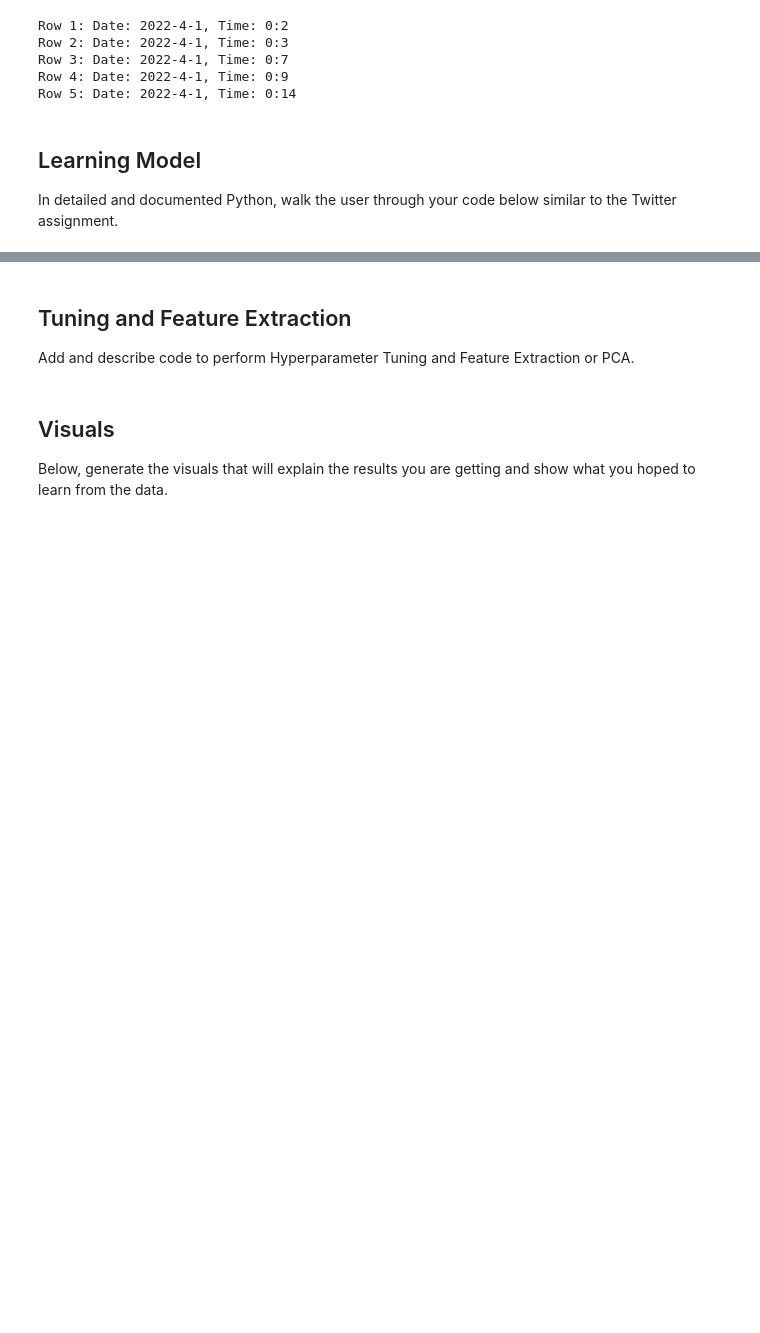
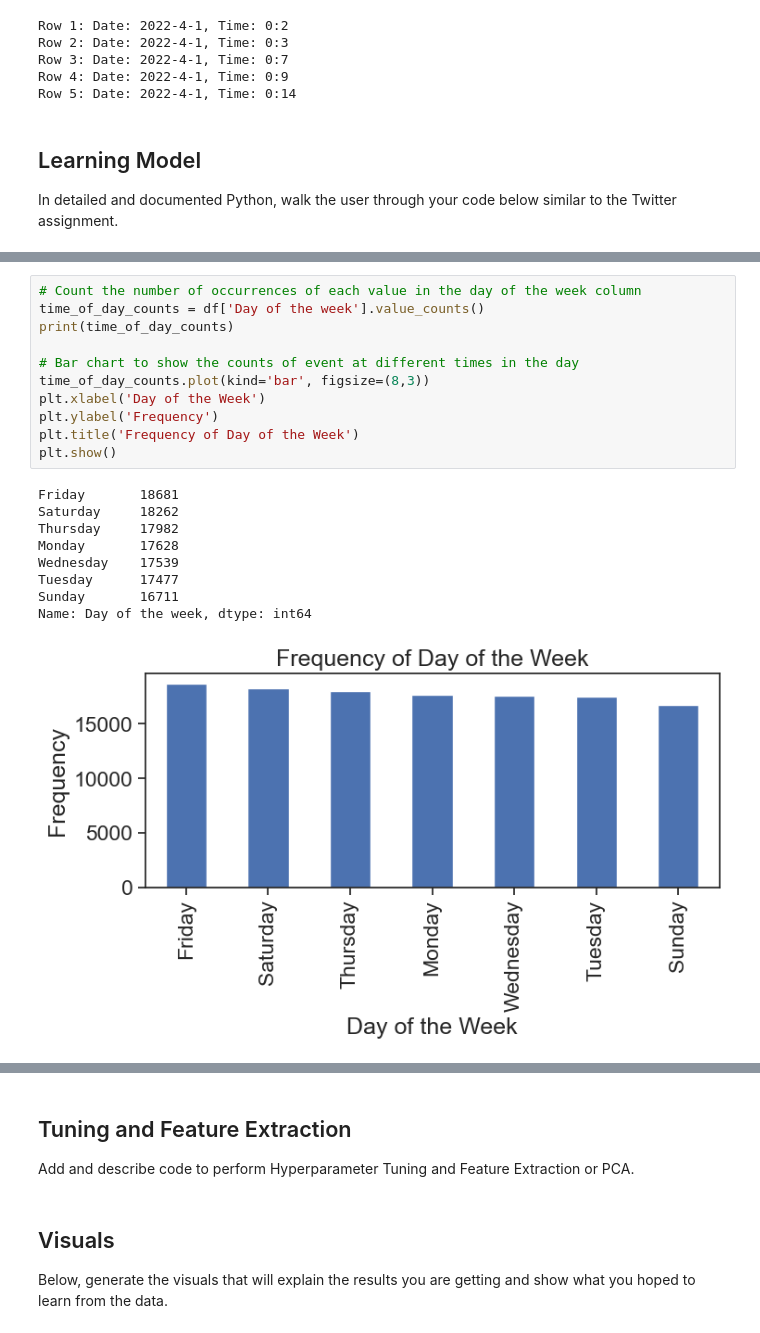
Before and after one commit to trcream/MachineLearningSeattleCrimeData, a Jupyter notebook: CS5100_Final_Project.ipynb, the cells around one changed output, grey strips where cells are left out. Cells and saved outputs as stored; diff of their text form; blank space fills up the shorter version.

```diff
--- a/CS5100_Final_Project.ipynb
+++ b/CS5100_Final_Project.ipynb
@@ -185,0 +226,21 @@ In detailed and documented Python, walk the user through your code below similar
+# %%
+# Count the number of occurrences of each value in the day of the week column
+time_of_day_counts = df['Day of the week'].value_counts()
+print(time_of_day_counts)
+
+# Bar chart to show the counts of event at different times in the day
+time_of_day_counts.plot(kind='bar', figsize=(8,3))
+plt.xlabel('Day of the Week')
+plt.ylabel('Frequency')
+plt.title('Frequency of Day of the Week')
+plt.show()
+# %% [output]
+Friday       18681
+Saturday     18262
+Thursday     17982
+Monday       17628
+Wednesday    17539
+Tuesday      17477
+Sunday       16711
+Name: Day of the week, dtype: int64
+[figure, added]
```
Also changed, not shown: parts of 8 cells of this notebook, 3 other files.
